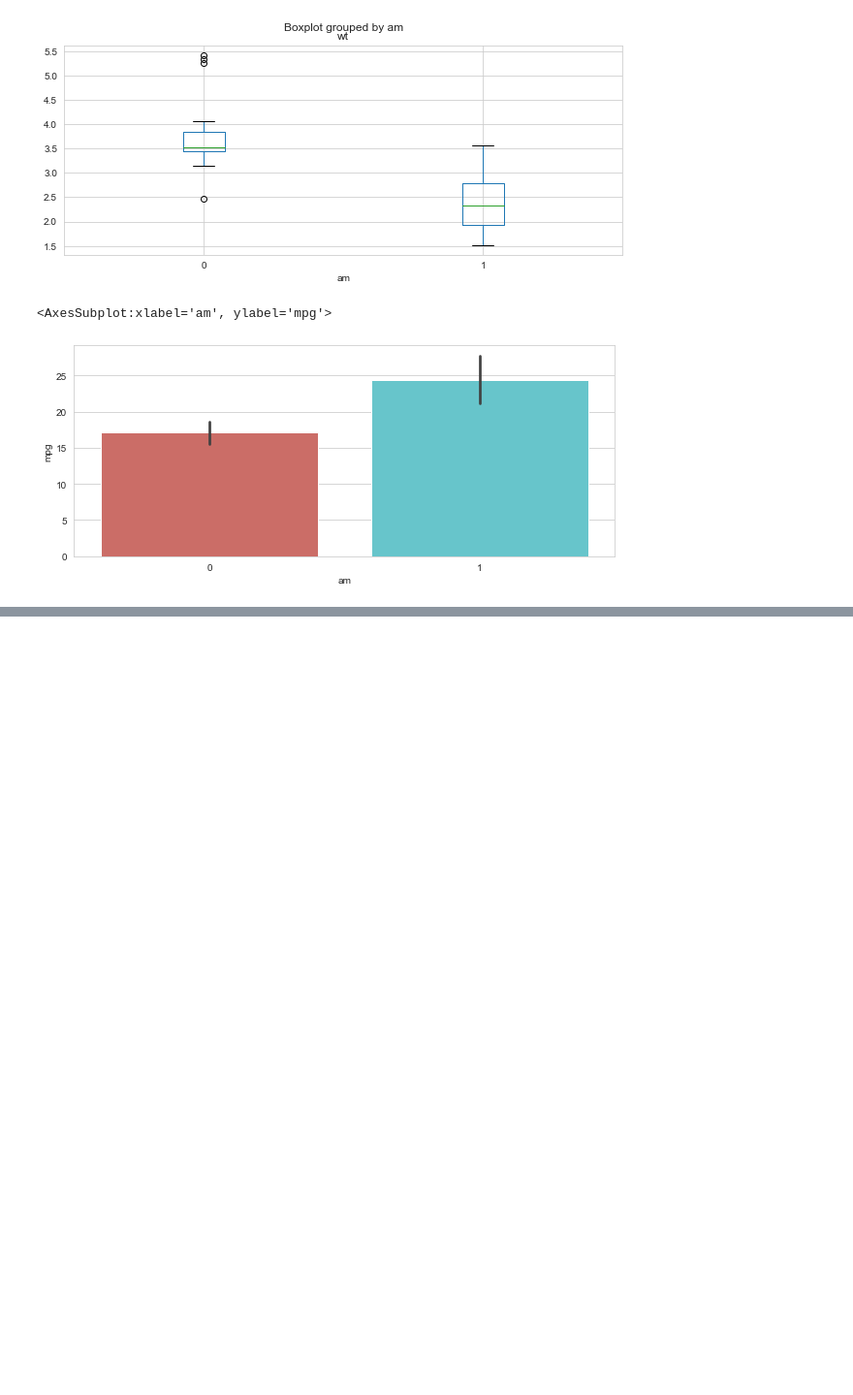
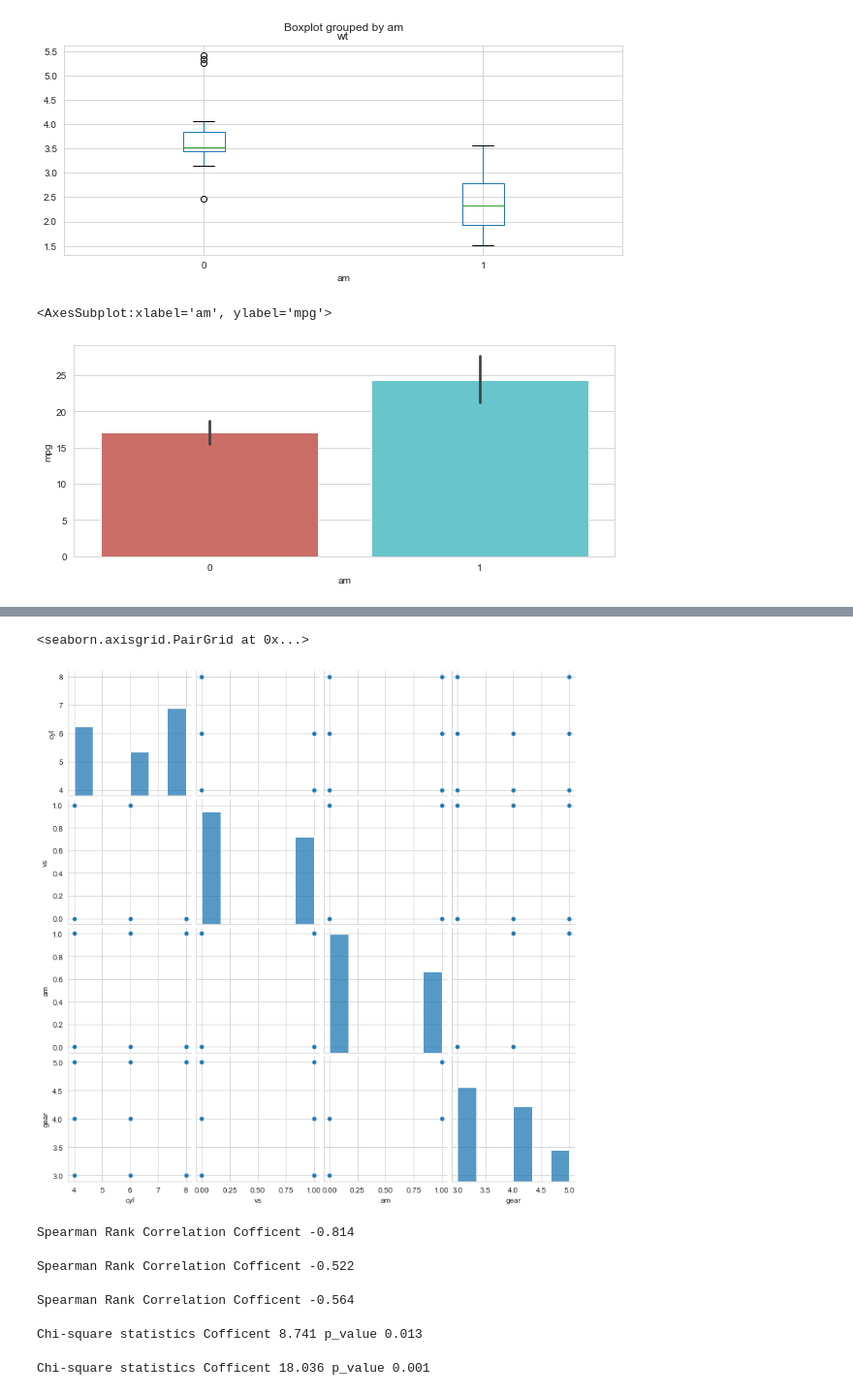
Before and after one commit to Chaliantosh/Dataanalysis-Visualizations, a Jupyter notebook: mtcars_Dataanalysis & Vizualization.ipynb, the cells around one changed output, grey strips where cells are left out. Shown at 97% size. Saved outputs shown, nothing was run; the diff lists cells and outputs as text; code cells hidden in the pictures; blank space fills up the shorter version.

```diff
--- a/mtcars_Dataanalysis & Vizualization.ipynb
+++ b/mtcars_Dataanalysis & Vizualization.ipynb
@@ -230,0 +541,6 @@ sns.barplot(x='am',y='mpg',data=cars,palette='hls')
+# %%
+#Nonparametric Correlation Analysis
+from scipy.stats import spearmanr
+#Spearman Rank Correlation
+X  = cars[['cyl','vs','am','gear']]
+X
@@ -230,0 +565,24 @@ sns.barplot(x='am',y='mpg',data=cars,palette='hls')
+# %%
+sns.pairplot(X)
+# %% [output]
+<seaborn.axisgrid.PairGrid at 0x...>
+[figure, added]
+# %%
+cyl = cars['cyl']
+vs = cars['vs']
+am = cars['am']
+gear = cars['gear']
+spearmanr_coefficient, p_value = spearmanr(cyl, vs)
+print('Spearman Rank Correlation Cofficent %0.3f' %spearmanr_coefficient)
+# %% [output]
+Spearman Rank Correlation Cofficent -0.814
+# %%
+spearmanr_coefficient, p_value = spearmanr(cyl, am)
+print('Spearman Rank Correlation Cofficent %0.3f' %spearmanr_coefficient)
+# %% [output]
+Spearman Rank Correlation Cofficent -0.522
+# %%
+spearmanr_coefficient, p_value = spearmanr(cyl, gear)
+print('Spearman Rank Correlation Cofficent %0.3f' %spearmanr_coefficient)
+# %% [output]
+Spearman Rank Correlation Cofficent -0.564
@@ -230,0 +595,17 @@ sns.barplot(x='am',y='mpg',data=cars,palette='hls')
+# %%
+#Chi-square test for independence
+table = pd.crosstab(cyl, am)
+
+from scipy.stats import chi2_contingency
+
+chi2, p, dof, expceted = chi2_contingency(table.values)
+print('Chi-square statistics Cofficent %0.3f p_value %0.3f' %(chi2, p))
+# %% [output]
+Chi-square statistics Cofficent 8.741 p_value 0.013
+# %%
+table = pd.crosstab(cyl, gear)
+
+chi2, p, dof, expceted = chi2_contingency(table.values)
+print('Chi-square statistics Cofficent %0.3f p_value %0.3f' %(chi2, p))
+# %% [output]
+Chi-square statistics Cofficent 18.036 p_value 0.001
```
Also changed, not shown: parts of 42 cells of this notebook.
